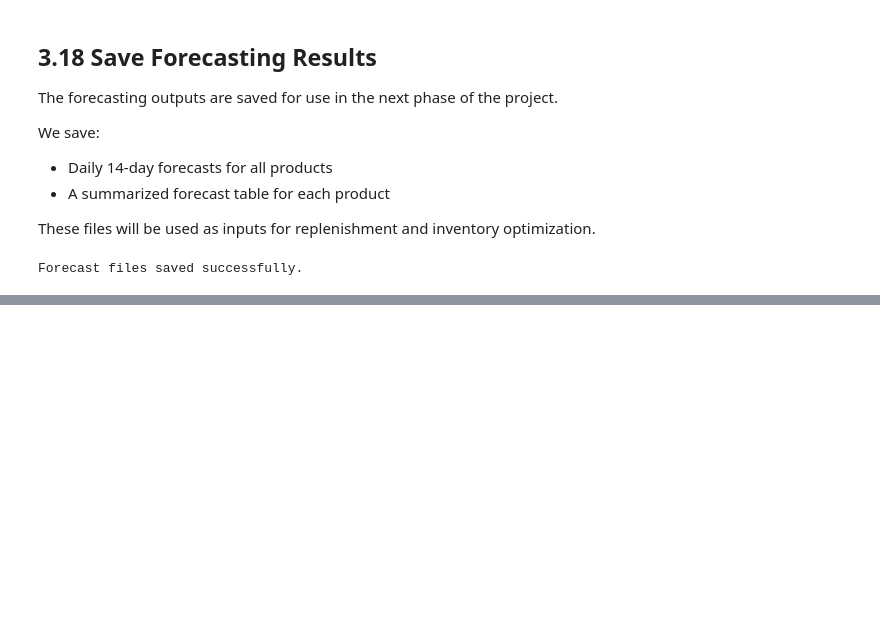
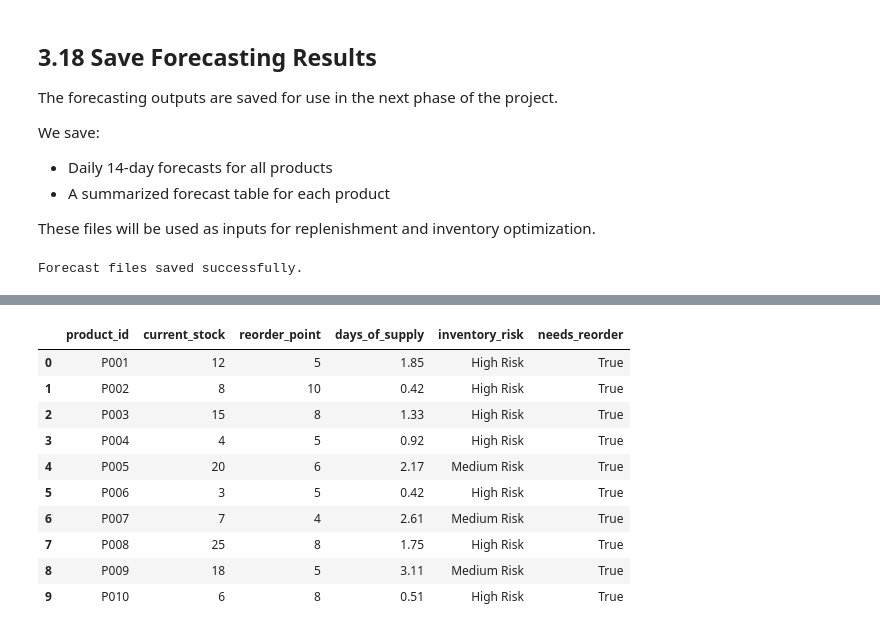
Before and after one commit to youcy03/ai-warehouse-digital-twin, a Jupyter notebook: notebooks/03_demand_forecasting.ipynb, the cells around one changed output, grey strips where cells are left out. Saved outputs shown, nothing was run; the diff lists cells and outputs as text; code cells hidden in the pictures; blank space fills up the shorter version.

```diff
--- a/notebooks/03_demand_forecasting.ipynb
+++ b/notebooks/03_demand_forecasting.ipynb
@@ -1023,0 +1173,26 @@ Forecast files saved successfully.
+# %%
+def classify_inventory_risk(days):
+    if pd.isna(days):
+        return "No Forecast"
+    elif days < 2:
+        return "High Risk"
+    elif days < 5:
+        return "Medium Risk"
+    else:
+        return "Low Risk"
+
+
+replenishment["inventory_risk"] = (
+    replenishment["days_of_supply"]
+    .apply(classify_inventory_risk)
+)
+
+replenishment[
+    [
+        "product_id",
+        "current_stock",
+        "avg_daily_forecast",
+        "days_of_supply",
+        "inventory_risk"
+    ]
+]
@@ -1023,0 +1223,29 @@ Forecast files saved successfully.
+# %%
+replenishment["needs_reorder"] = (
+    (replenishment["current_stock"] <= replenishment["reorder_point"])
+    |
+    (replenishment["days_of_supply"] < 5)
+)
+
+replenishment[
+    [
+        "product_id",
+        "current_stock",
+        "reorder_point",
+        "days_of_supply",
+        "inventory_risk",
+        "needs_reorder"
+    ]
+]
+# %% [output]
+|  | product_id | current_stock | reorder_point | days_of_supply | inventory_risk | needs_reorder |
+| 0 | P001 | 12 | 5 | 1.85 | High Risk | True |
+| 1 | P002 | 8 | 10 | 0.42 | High Risk | True |
+| 2 | P003 | 15 | 8 | 1.33 | High Risk | True |
+| 3 | P004 | 4 | 5 | 0.92 | High Risk | True |
+| 4 | P005 | 20 | 6 | 2.17 | Medium Risk | True |
+| 5 | P006 | 3 | 5 | 0.42 | High Risk | True |
+| 6 | P007 | 7 | 4 | 2.61 | Medium Risk | True |
+| 7 | P008 | 25 | 8 | 1.75 | High Risk | True |
+| 8 | P009 | 18 | 5 | 3.11 | Medium Risk | True |
+| 9 | P010 | 6 | 8 | 0.51 | High Risk | True |
```
Also changed, not shown: parts of 19 cells of this notebook, 1 other file.
